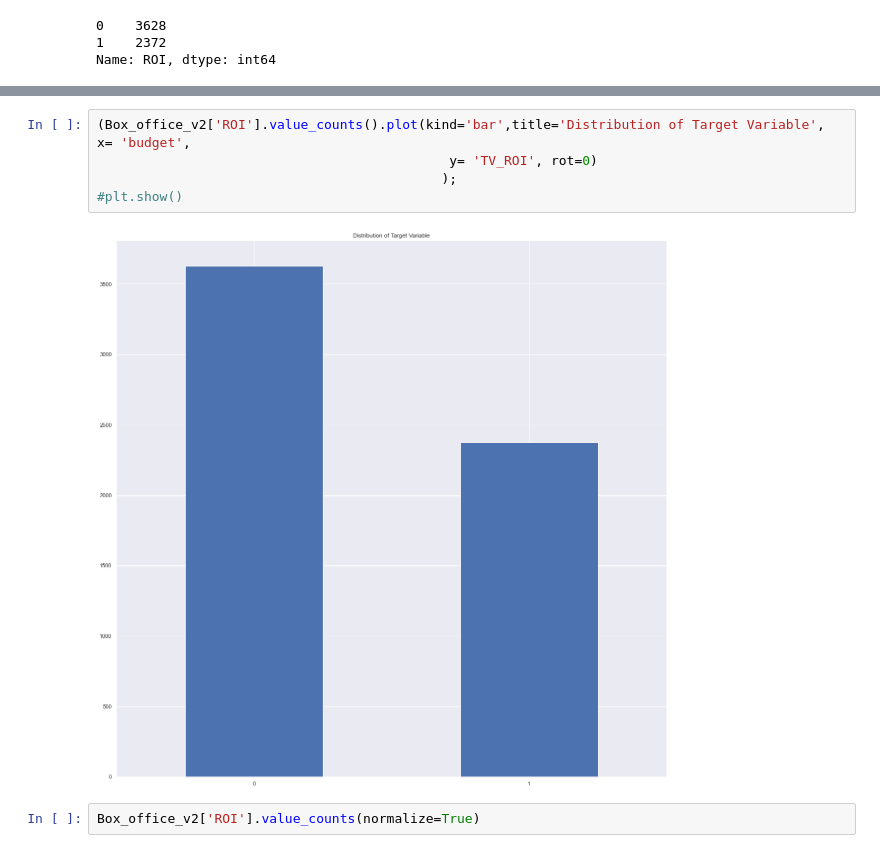
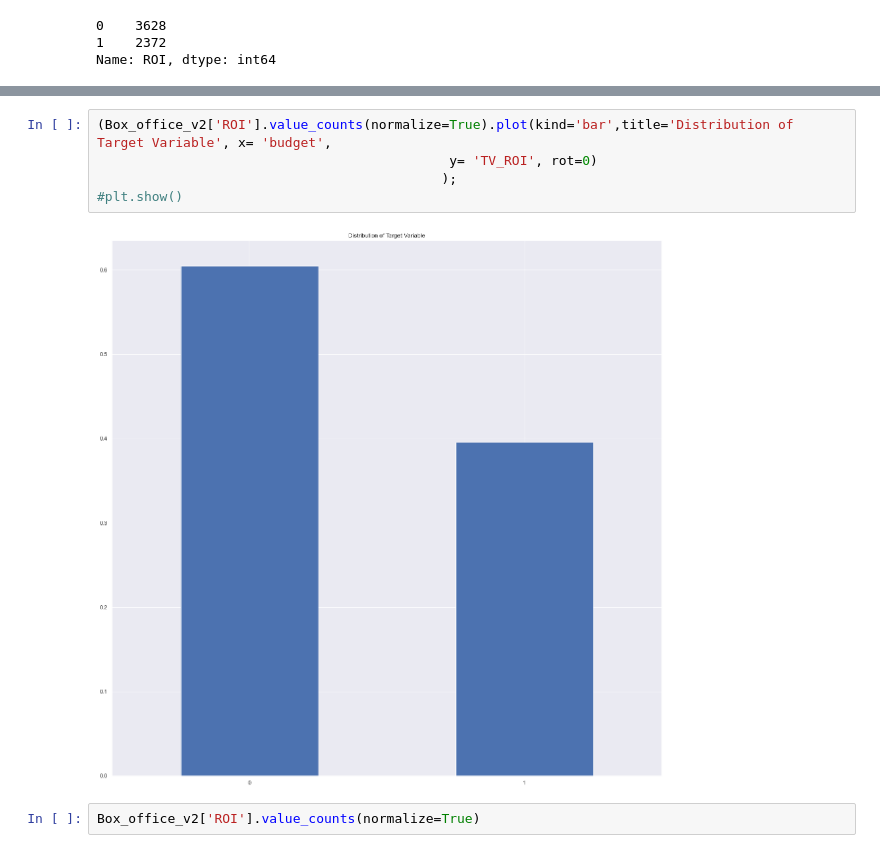
Before and after one commit to on-ai/Marketing-BoxOffice, a Jupyter notebook: BoxOffice_Final codes.ipynb, the cells around one changed output, grey strips where cells are left out. Cells and saved outputs as stored; diff of their text form.

```diff
--- a/BoxOffice_Final codes.ipynb
+++ b/BoxOffice_Final codes.ipynb
@@ -278,10 +282,10 @@ memory usage: 656.4+ KB
 # %%
-(Box_office_v2['ROI'].value_counts().plot(kind='bar',title='Distribution of Target Variable', x= 'budget',
+(Box_office_v2['ROI'].value_counts(normalize=True).plot(kind='bar',title='Distribution of Target Variable', x= 'budget',
                                              y= 'TV_ROI', rot=0)
                                             );
 #plt.show()
 # %% [output]
-[figure, old version]
+[figure, new version]
 # %%
 Box_office_v2['ROI'].value_counts(normalize=True)
 # %% [output]
```
Also changed, not shown: parts of 65 cells of this notebook, 1 other file.
